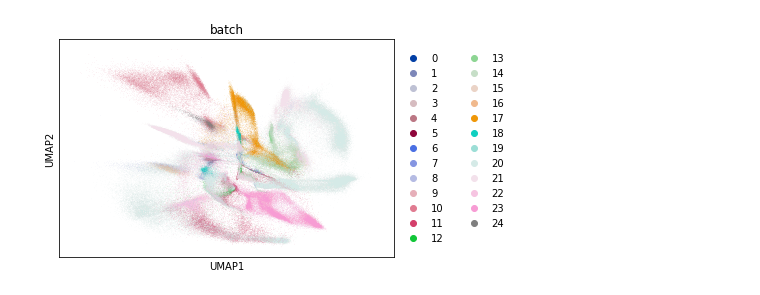
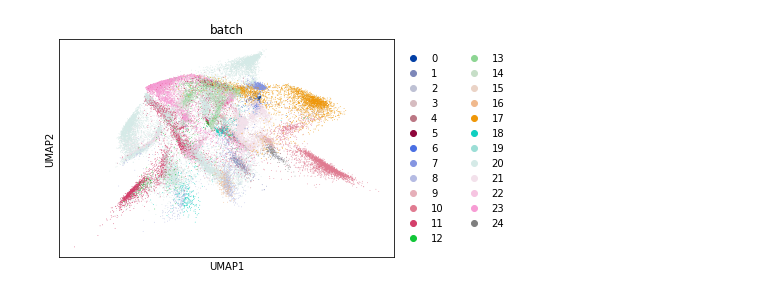
Before and after one commit to lkmklsmn/bbtnn, a Jupyter notebook: examples/EMBL integration.ipynb, the cells around one changed output. Drawn from its saved outputs; the diff is of its cells as text; code cells hidden in the pictures.

```diff
--- a/examples/EMBL integration.ipynb
+++ b/examples/EMBL integration.ipynb
@@ -16,8 +34,10 @@ AnnData object with n_obs × n_vars = 10000 × 3001
 # %%
 from bbtnn import tnn
+# %%
+subm = sc.pp.subsample(adata, n_obs = 50000, copy = True)
 # %%
 %%time
-model = tnn.TNN(k = 50, batch_size = 64, n_epochs_without_progress = 2, verbose = 2)
-model.fit(X = adata, Y = None)
-embedding = model.transform(X = adata)
+model = tnn.TNN(k = 100, batch_size = 32, n_epochs_without_progress = 2, verbose = 2)
+model.fit(X = subm, Y = None)
+embedding = model.transform(X = subm)
 # %% [output]
@@ -67,4 +61,5 @@ adata.obsm["X_umap"] = embedding
 # %%
-sc.pl.umap(adata, color = "batch")
+subm.obsm["X_umap"] = embedding
+sc.pl.umap(subm, color = "batch")
 # %% [output]
-[figure, old version]
+[figure, new version]
```
Also changed, not shown: parts of 22 cells of this notebook, 7 other files.
